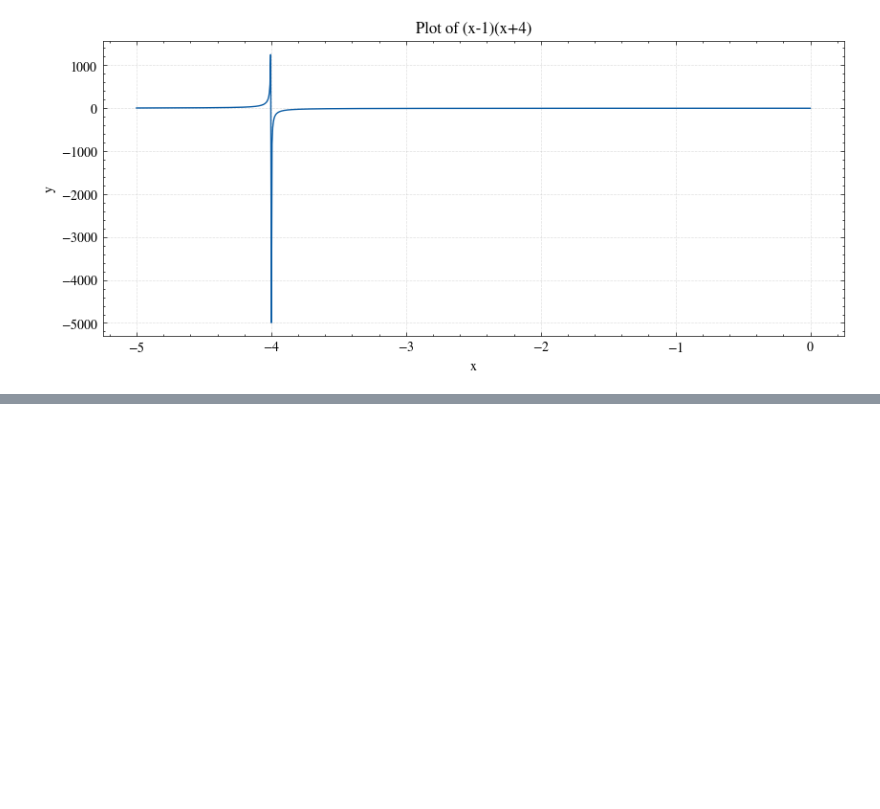
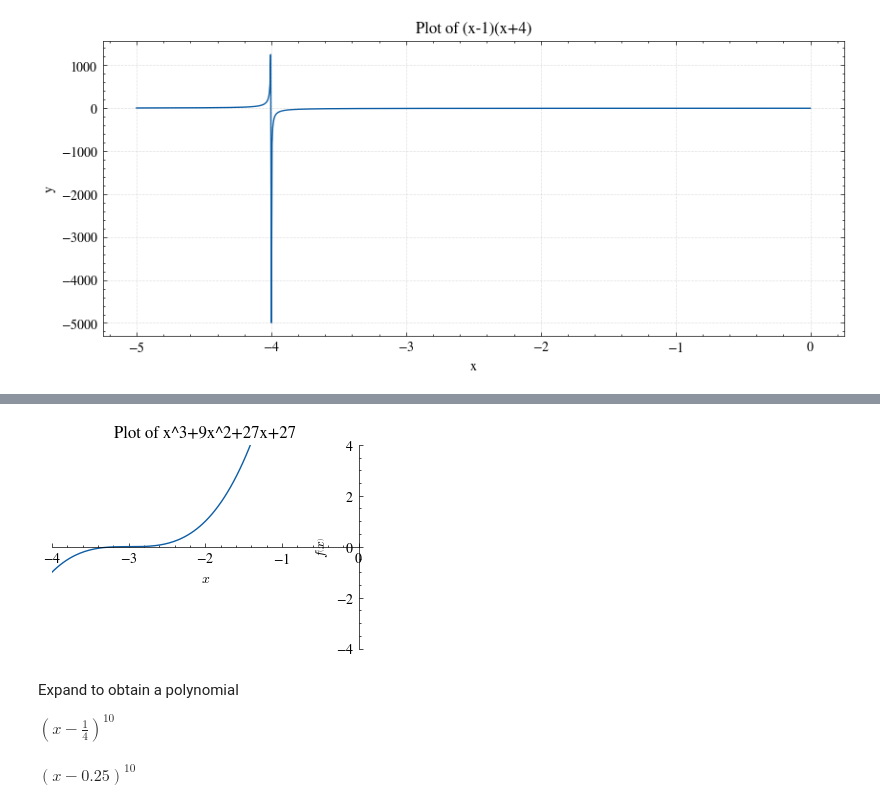
Before and after one commit to ODARI-CHARLES1/mathCompendium, a Jupyter notebook: Alegbra/Elementary_alegbra/ElementaryFunctions.ipynb, the cells around one changed output, grey strips where cells are left out. Saved outputs shown, nothing was run; the diff lists cells and outputs as text; code cells hidden in the pictures; blank space fills up the shorter version.

```diff
--- a/Alegbra/Elementary_alegbra/ElementaryFunctions.ipynb
+++ b/Alegbra/Elementary_alegbra/ElementaryFunctions.ipynb
@@ -47,0 +113,15 @@ fig.savefig("plot.png", dpi=100, bbox_inches="tight")
+# %%
+#plotting the function
+sp.plot(p,title="Plot of x^3+9x^2+27x+27",ylim=[-4,4],xlim=[-4,0])
+plt.show()
+# %% [output]
+[figure, added]
+# %% [markdown]
+ Expand to obtain a polynomial
+
+ $(x-\frac{1}{4})^{10}$
+# %%
+f=(x-1/4)**10
+f
+# %% [output]
+$\displaystyle \left(x - 0.25\right)^{10}$
```
Also changed, not shown: parts of 25 cells of this notebook.
